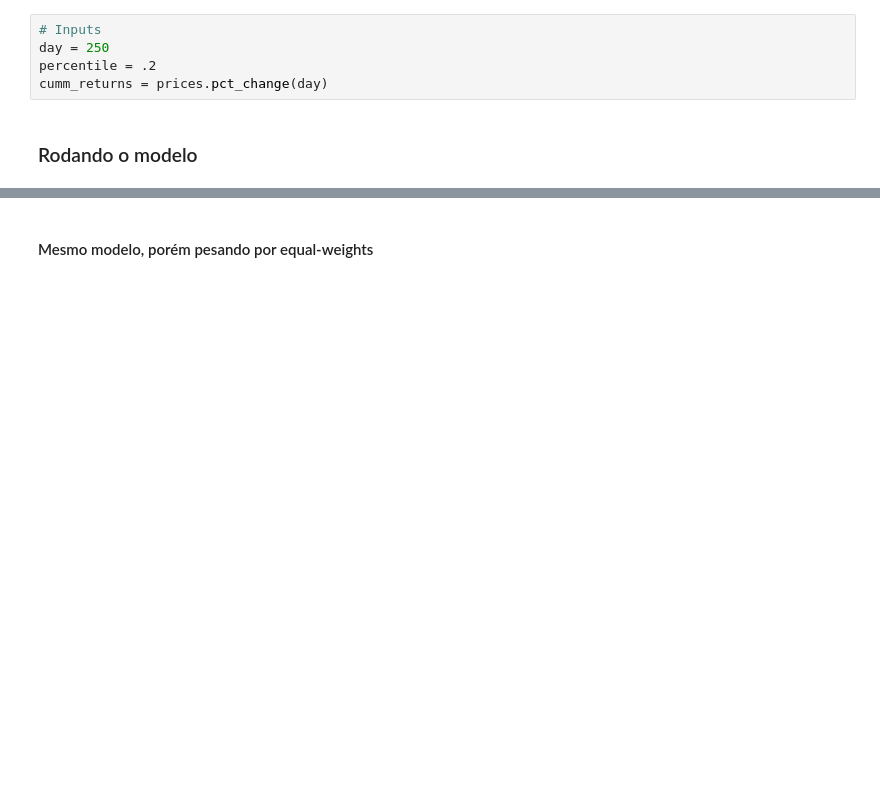
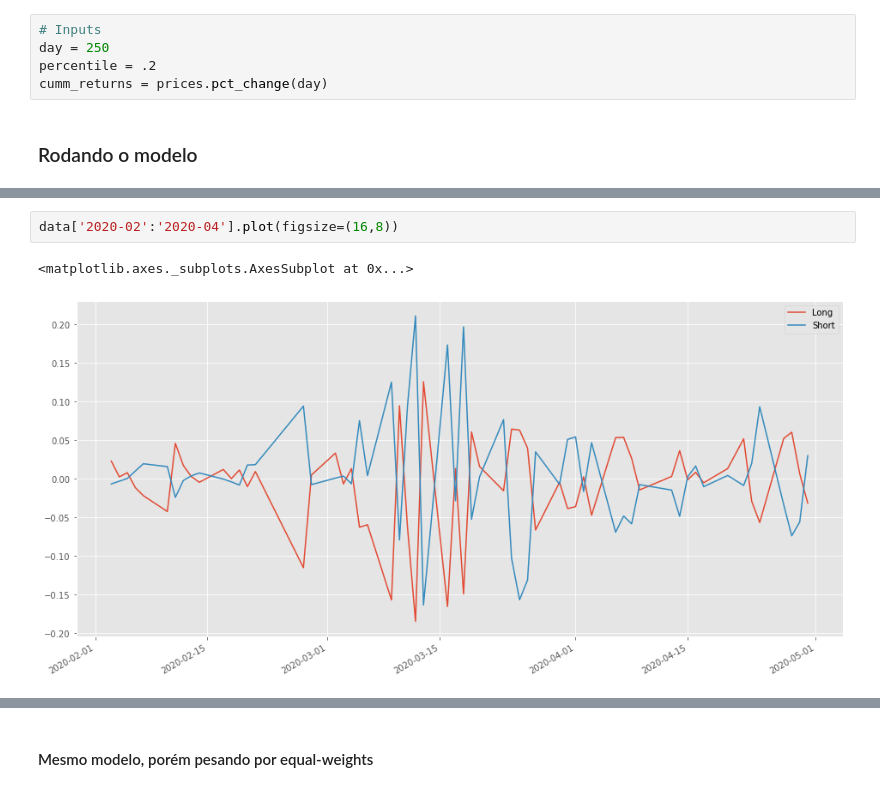
Before and after one commit to luisfeldma/Finance, a Jupyter notebook: Backtests/Momentum.ipynb, the cells around one changed output, grey strips where cells are left out. Cells and saved outputs as stored; diff of their text form; blank space fills up the shorter version.

```diff
--- a/Backtests/Momentum.ipynb
+++ b/Backtests/Momentum.ipynb
@@ -104,0 +105,5 @@ Wall time: 1.14 s
+# %%
+data['2020-02':'2020-04'].plot(figsize=(16,8))
+# %% [output]
+<matplotlib.axes._subplots.AxesSubplot at 0x...>
+[figure, added]
```
Also changed, not shown: parts of 18 cells of this notebook, 4 other files.
